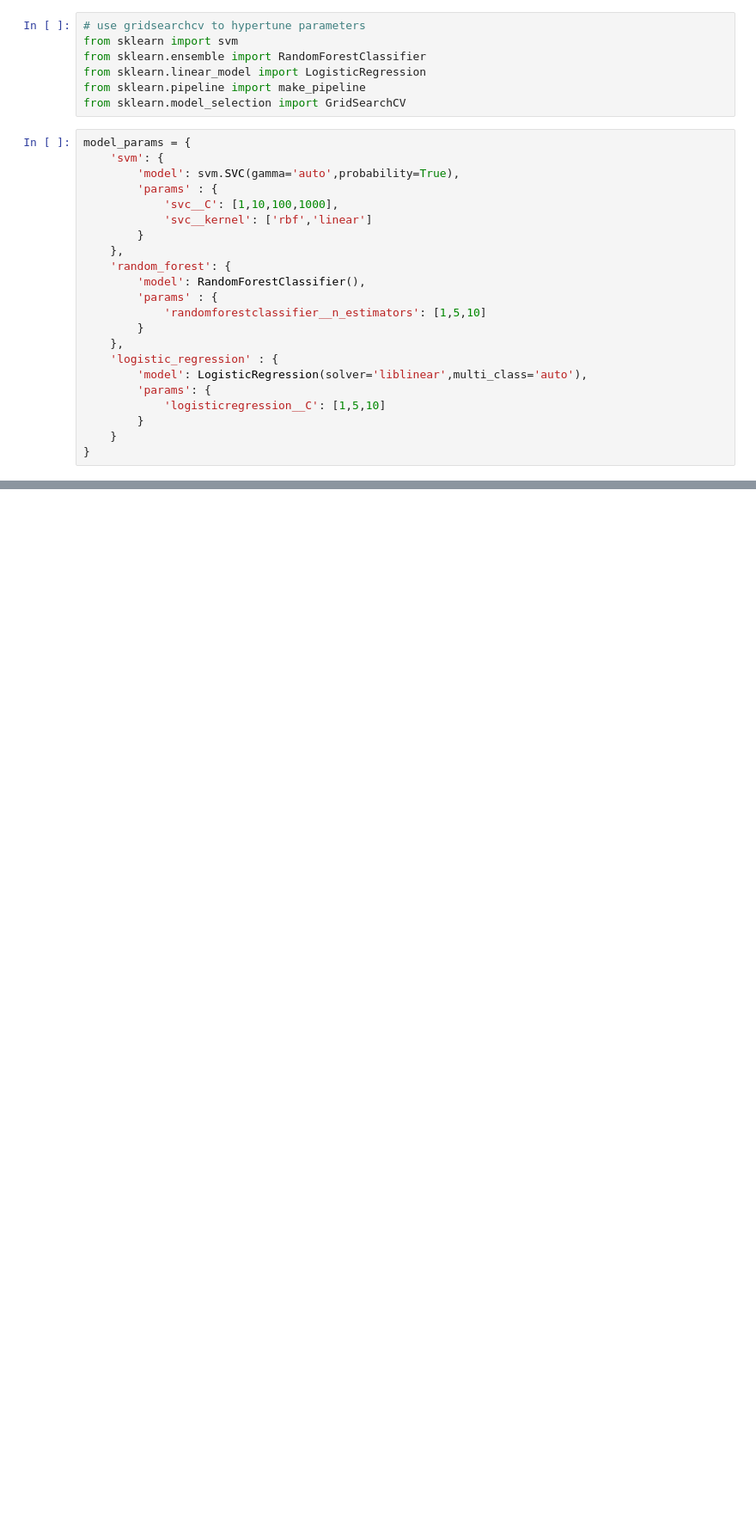
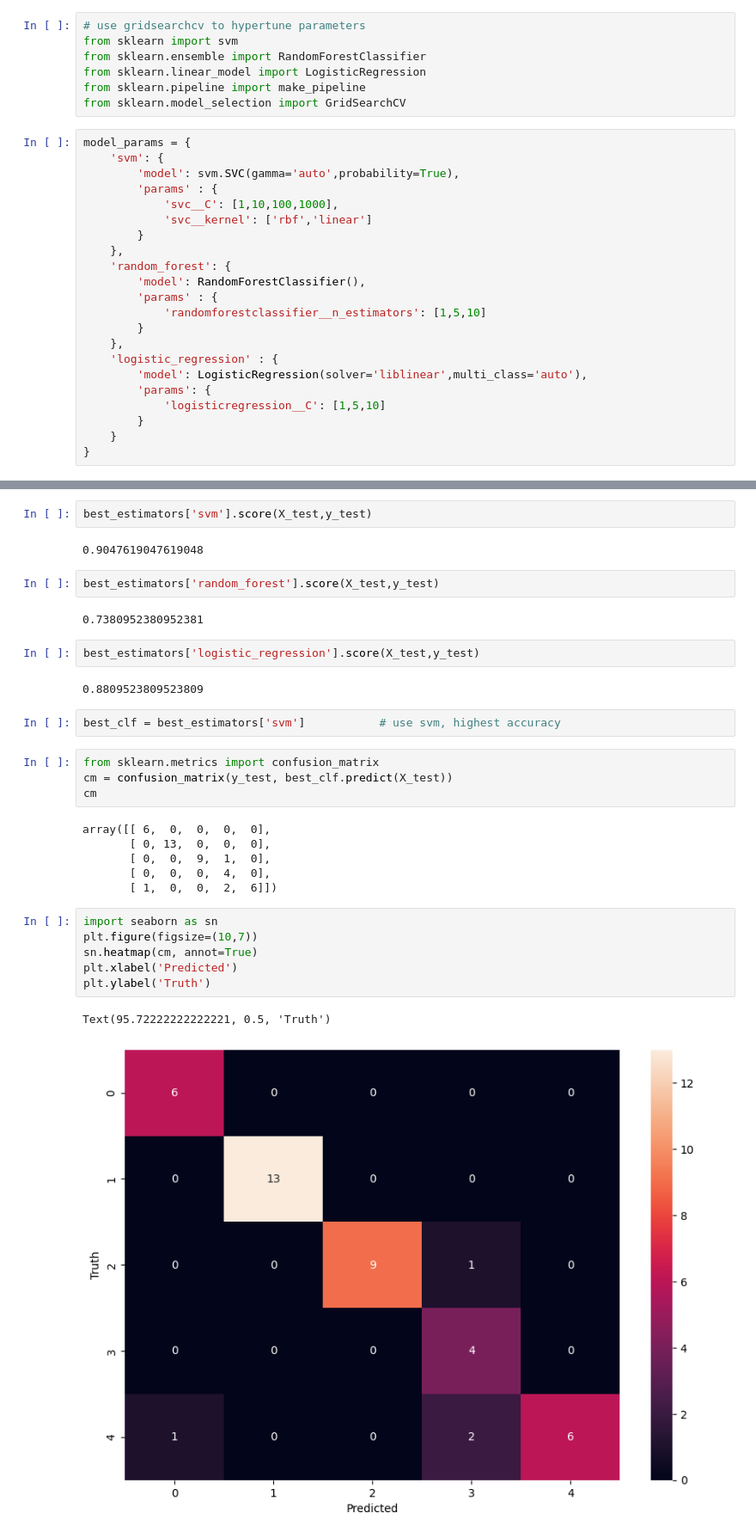
Before and after one commit to allisoncui/Sports-Classifier, a Jupyter notebook: sports_person_classifier_model.ipynb, the cells around one changed output, grey strips where cells are left out. Shown at 86% size. Drawn from its saved outputs; the diff is of its cells as text; blank space fills up the shorter version.

```diff
--- a/sports_person_classifier_model.ipynb
+++ b/sports_person_classifier_model.ipynb
@@ -304,0 +332,33 @@ df
+# %%
+best_estimators['svm'].score(X_test,y_test)
+# %% [output]
+0.9047619047619048
+# %%
+best_estimators['random_forest'].score(X_test,y_test)
+# %% [output]
+0.7380952380952381
+# %%
+best_estimators['logistic_regression'].score(X_test,y_test)
+# %% [output]
+0.8809523809523809
+# %%
+best_clf = best_estimators['svm']           # use svm, highest accuracy
+# %%
+from sklearn.metrics import confusion_matrix
+cm = confusion_matrix(y_test, best_clf.predict(X_test))
+cm
+# %% [output]
+array([[ 6,  0,  0,  0,  0],
+       [ 0, 13,  0,  0,  0],
+       [ 0,  0,  9,  1,  0],
+       [ 0,  0,  0,  4,  0],
+       [ 1,  0,  0,  2,  6]])
+# %%
+import seaborn as sn
+plt.figure(figsize=(10,7))
+sn.heatmap(cm, annot=True)
+plt.xlabel('Predicted')
+plt.ylabel('Truth')
+# %% [output]
+Text(95.72222222222221, 0.5, 'Truth')
+[figure, added]
```
Also changed, not shown: parts of 9 cells of this notebook, 2 other files.
